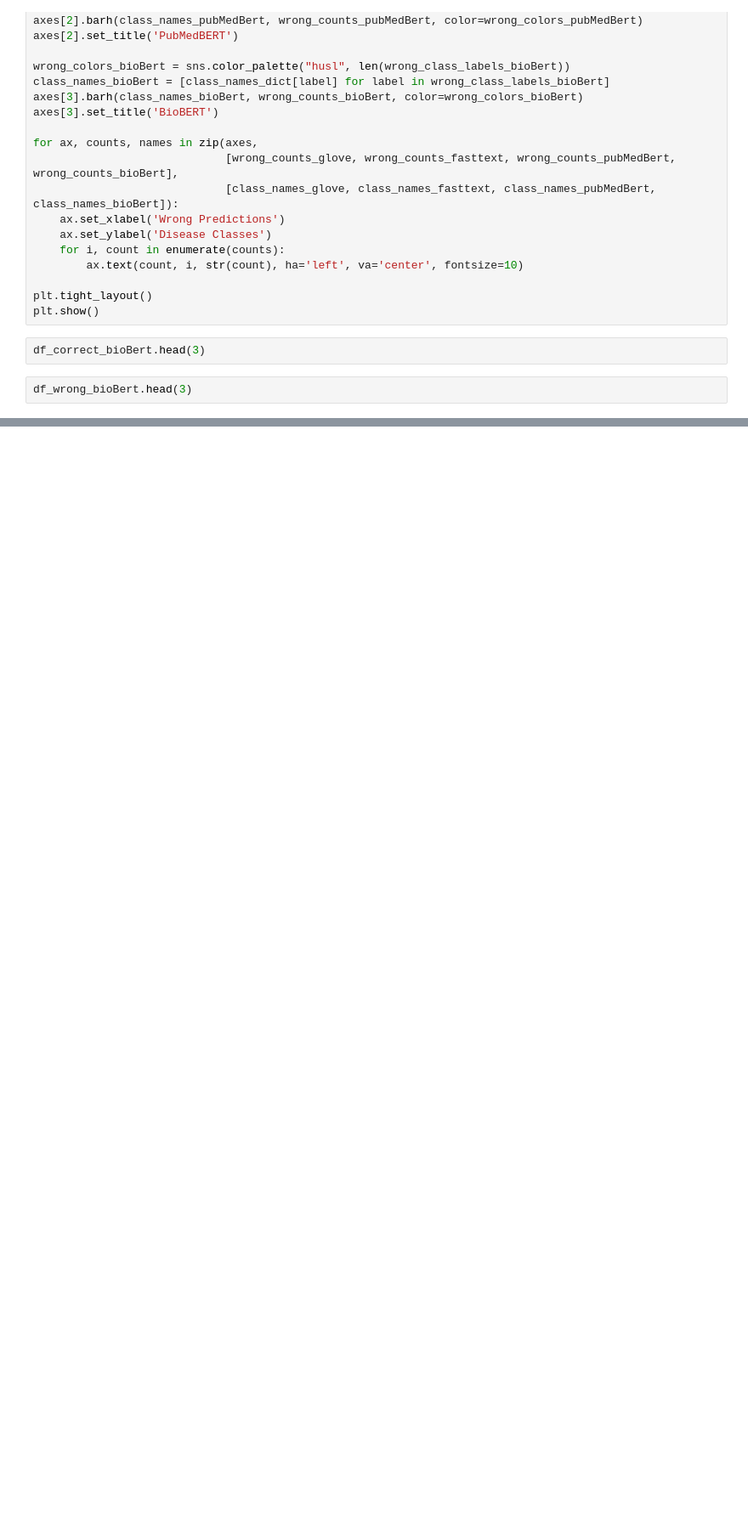
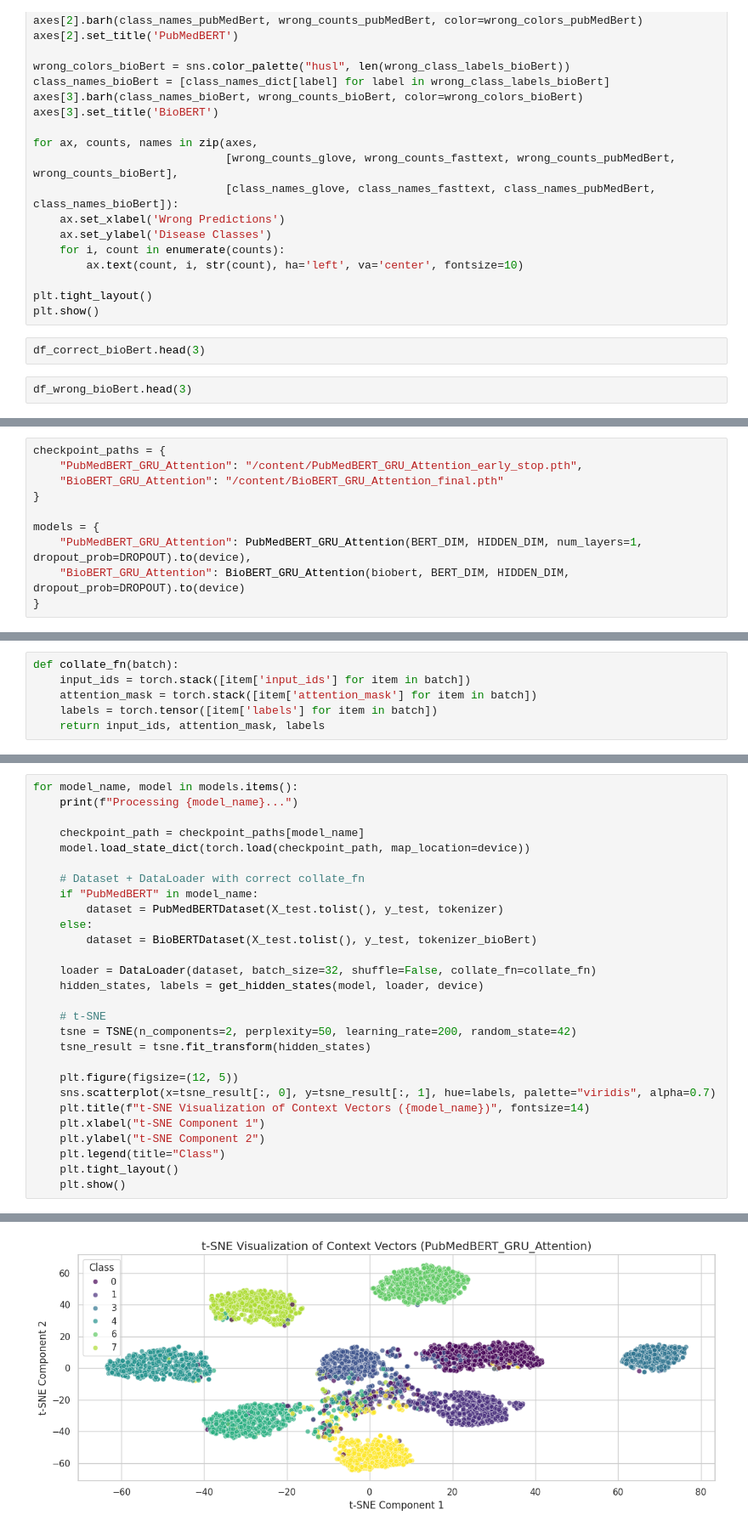
Before and after one commit to etoMvom/masterThesis, a Jupyter notebook: code/multi-class/notebooks/Multi_Class_Bi_GRU_Bahdanau_Attention_Glove300d_PubMedBert.ipynb, the cells around one changed output, grey strips where cells are left out. Shown at 85% size. Drawn from its saved outputs; the diff is of its cells as text; blank space fills up the shorter version.

```diff
--- a/code/multi-class/notebooks/Multi_Class_Bi_GRU_Bahdanau_Attention_Glove300d_PubMedBert.ipynb
+++ b/code/multi-class/notebooks/Multi_Class_Bi_GRU_Bahdanau_Attention_Glove300d_PubMedBert.ipynb
@@ -5287,0 +5619,10 @@ df_wrong_bioBert.head(3)
+# %%
+checkpoint_paths = {
+    "PubMedBERT_GRU_Attention": "/content/PubMedBERT_GRU_Attention_early_stop.pth",
+    "BioBERT_GRU_Attention": "/content/BioBERT_GRU_Attention_final.pth"
+}
+
+models = {
+    "PubMedBERT_GRU_Attention": PubMedBERT_GRU_Attention(BERT_DIM, HIDDEN_DIM, num_layers=1, dropout_prob=DROPOUT).to(device),
+    "BioBERT_GRU_Attention": BioBERT_GRU_Attention(biobert, BERT_DIM, HIDDEN_DIM, dropout_prob=DROPOUT).to(device)
+}
@@ -5287,0 +5666,6 @@ df_wrong_bioBert.head(3)
+# %%
+def collate_fn(batch):
+    input_ids = torch.stack([item['input_ids'] for item in batch])
+    attention_mask = torch.stack([item['attention_mask'] for item in batch])
+    labels = torch.tensor([item['labels'] for item in batch])
+    return input_ids, attention_mask, labels
@@ -5287,0 +5698,29 @@ df_wrong_bioBert.head(3)
+# %%
+for model_name, model in models.items():
+    print(f"Processing {model_name}...")
+
+    checkpoint_path = checkpoint_paths[model_name]
+    model.load_state_dict(torch.load(checkpoint_path, map_location=device))
+
+    # Dataset + DataLoader with correct collate_fn
+    if "PubMedBERT" in model_name:
+        dataset = PubMedBERTDataset(X_test.tolist(), y_test, tokenizer)
+    else:
+        dataset = BioBERTDataset(X_test.tolist(), y_test, tokenizer_bioBert)
+
+    loader = DataLoader(dataset, batch_size=32, shuffle=False, collate_fn=collate_fn)
+    hidden_states, labels = get_hidden_states(model, loader, device)
+
+    # t-SNE
+    tsne = TSNE(n_components=2, perplexity=50, learning_rate=200, random_state=42)
+    tsne_result = tsne.fit_transform(hidden_states)
+
+    plt.figure(figsize=(12, 5))
+    sns.scatterplot(x=tsne_result[:, 0], y=tsne_result[:, 1], hue=labels, palette="viridis", alpha=0.7)
+    plt.title(f"t-SNE Visualization of Context Vectors ({model_name})", fontsize=14)
+    plt.xlabel("t-SNE Component 1")
+    plt.ylabel("t-SNE Component 2")
+    plt.legend(title="Class")
+    plt.tight_layout()
+    plt.show()
+# %% [output]
@@ -5287,0 +5728 @@ df_wrong_bioBert.head(3)
+[figure, added]
```
Also changed, not shown: parts of 18 cells of this notebook.
